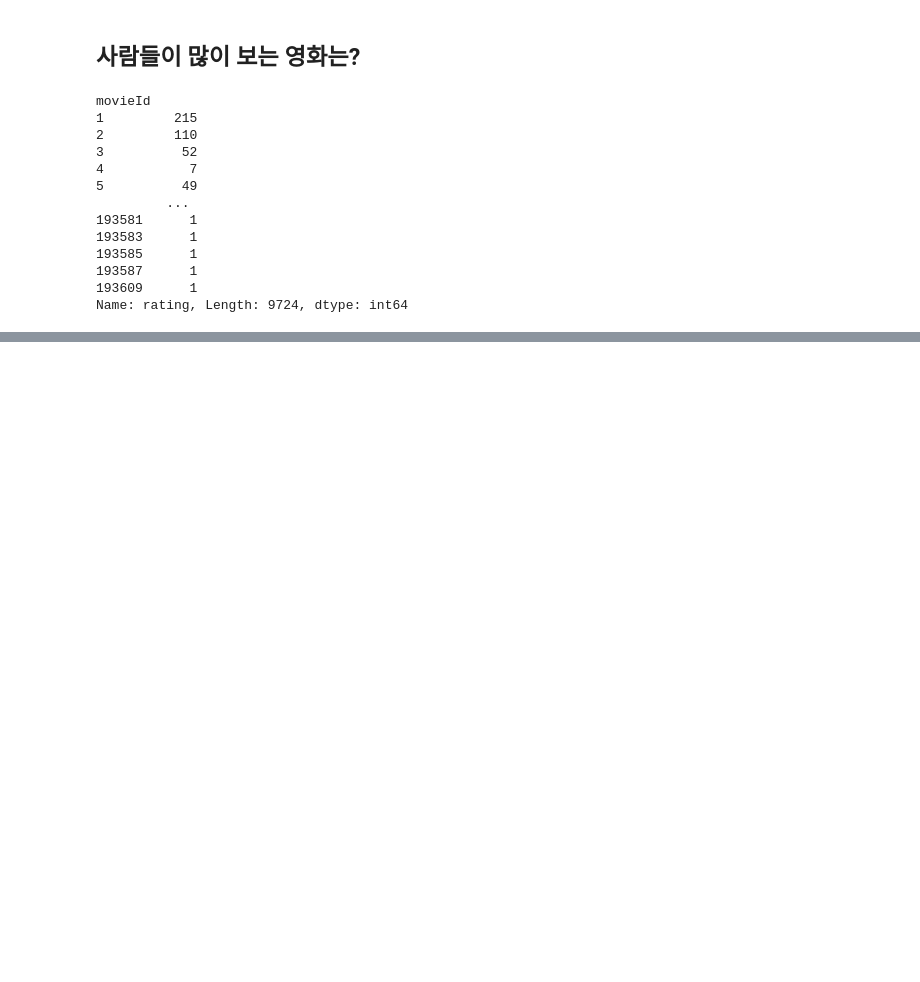
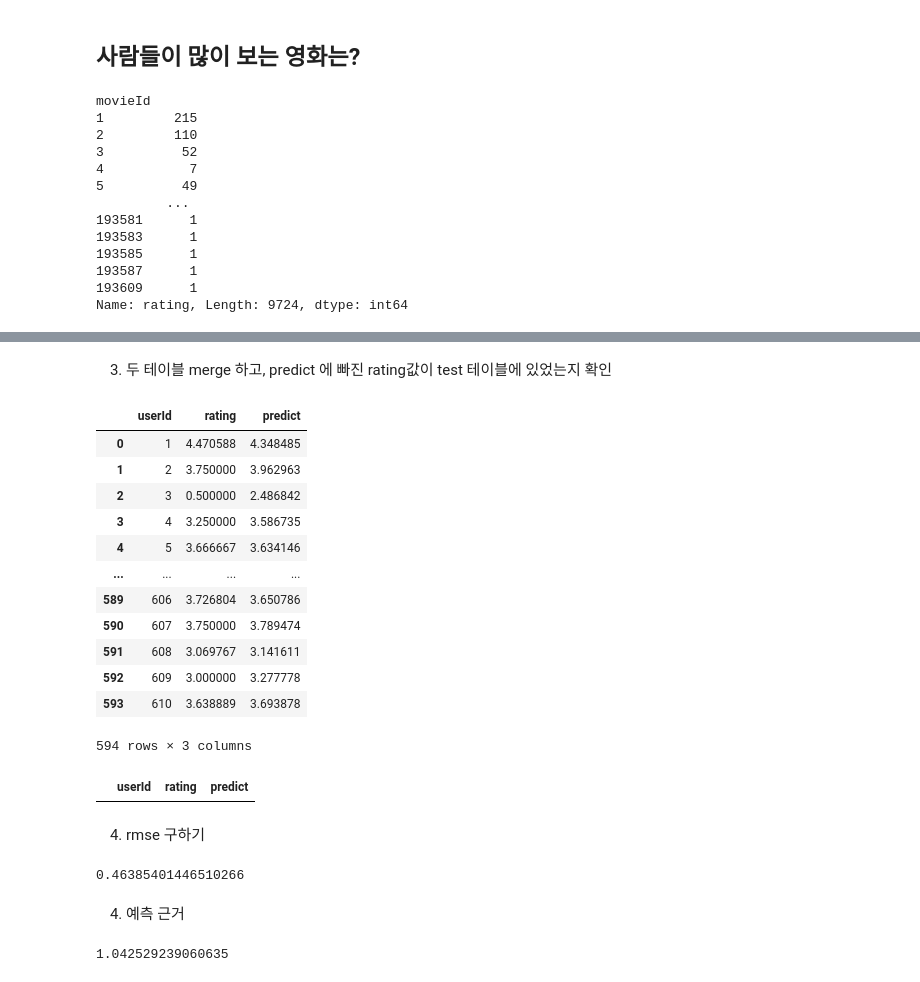
Before and after one commit to choihana/movie_recommand, a Jupyter notebook: movies.ipynb, the cells around one changed output, grey strips where cells are left out. Saved outputs shown, nothing was run; the diff lists cells and outputs as text; code cells hidden in the pictures; blank space fills up the shorter version.

```diff
--- a/movies.ipynb
+++ b/movies.ipynb
@@ -337,0 +380,2 @@ pd.DataFrame(top_movies).reset_index().merge(movies,on='movieId',how='left')
+# %%
+ratings['timestamp'] = ratings['timestamp'].apply(lambda x: datetime.fromtimestamp(x))
@@ -337,0 +465,2 @@ pd.DataFrame(top_movies).reset_index().merge(movies,on='movieId',how='left')
+# %%
+train, test = train_test_split(ratings, random_state=1, test_size=0.1)
@@ -337,0 +524,4 @@ pd.DataFrame(top_movies).reset_index().merge(movies,on='movieId',how='left')
+# %%
+u_train=train.groupby('userId')['rating'].mean().reset_index()
+u_train.rename(columns={'rating':'predict'},inplace=True)
+u_train
@@ -337,0 +544,3 @@ pd.DataFrame(top_movies).reset_index().merge(movies,on='movieId',how='left')
+# %%
+u_test=test.groupby('userId')['rating'].mean().reset_index()
+u_test
@@ -337,0 +561,38 @@ pd.DataFrame(top_movies).reset_index().merge(movies,on='movieId',how='left')
+# %% [markdown]
+3) 두 테이블 merge 하고, predict 에 빠진 rating값이 test 테이블에 있었는지 확인
+# %%
+predict_by_users=u_test.merge(u_train,on='userId',how='left')
+predict_by_users
+# %% [output]
+|  | userId | rating | predict |
+| 0 | 1 | 4.470588 | 4.348485 |
+| 1 | 2 | 3.750000 | 3.962963 |
+| 2 | 3 | 0.500000 | 2.486842 |
+| 3 | 4 | 3.250000 | 3.586735 |
+| 4 | 5 | 3.666667 | 3.634146 |
+| ... | ... | ... | ... |
+| 589 | 606 | 3.726804 | 3.650786 |
+| 590 | 607 | 3.750000 | 3.789474 |
+| 591 | 608 | 3.069767 | 3.141611 |
+| 592 | 609 | 3.000000 | 3.277778 |
+| 593 | 610 | 3.638889 | 3.693878 |
+594 rows × 3 columns
+# %%
+# predict null value 확인
+predict_by_users[predict_by_users['predict'].isnull()]
+# %% [output]
+|  | userId | rating | predict |
+# %% [markdown]
+4) rmse 구하기
+# %%
+mse = mean_squared_error(predict_by_users['rating'],predict_by_users['predict'])
+rmse = np.sqrt(mse)
+rmse
+# %% [output]
+0.46385401446510266
+# %% [markdown]
+4) 예측 근거
+# %%
+ratings['rating'].std()
+# %% [output]
+1.042529239060635
```
Also changed, not shown: parts of 56 cells of this notebook.
